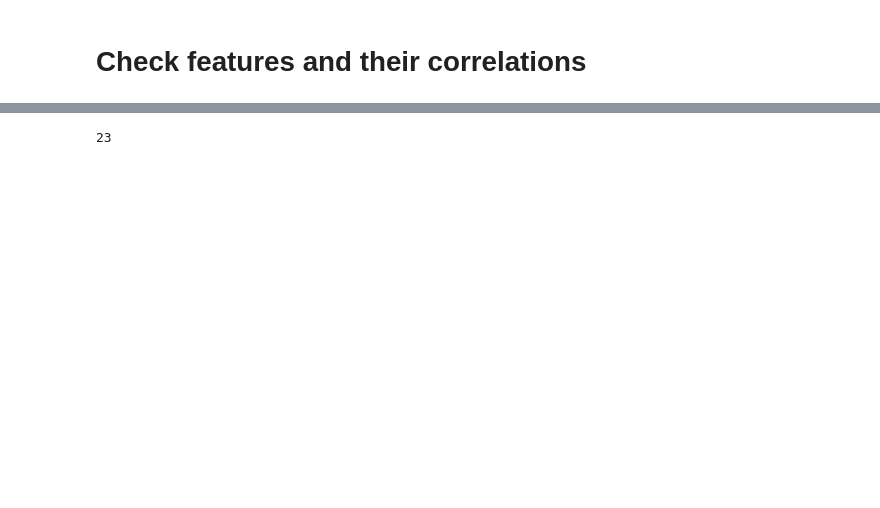
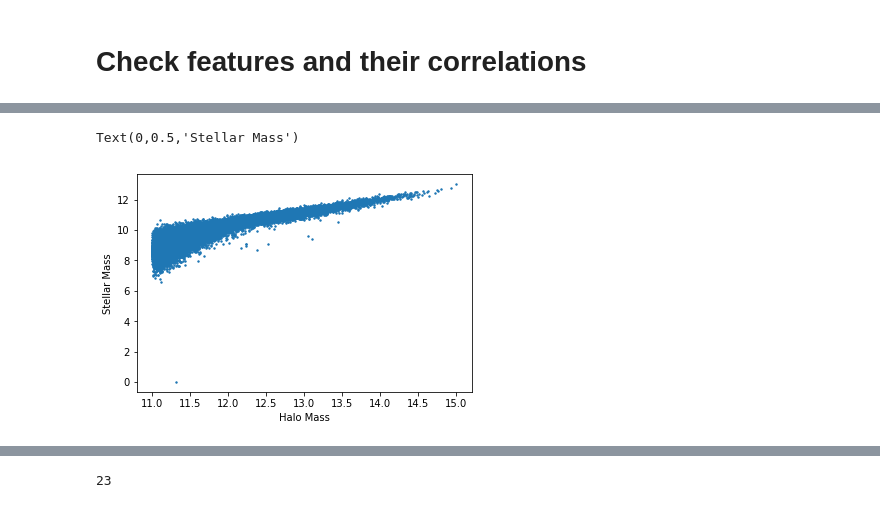
Before and after one commit to florpi/GaHaCo, a Jupyter notebook: notebooks/data_validation.ipynb, the cells around one changed output, grey strips where cells are left out. Drawn from its saved outputs; the diff is of its cells as text; code cells hidden in the pictures; blank space fills up the shorter version.

```diff
--- a/notebooks/data_validation.ipynb
+++ b/notebooks/data_validation.ipynb
@@ -65,2 +79,6 @@ plt.plot(features_df.M200c, features_df.env_10, linestyle='',
 # %% [markdown]
 # Check features and their correlations
+# %%
+reduced_df, labels = get_data('stellar_mass')
+# %%
+reduced_df.log_Stellar_Mass = labels
@@ -67,3 +100,11 @@ plt.plot(features_df.M200c, features_df.env_10, linestyle='',
+# %%
+plt.scatter(reduced_df.M200c, labels,
+          s=2 )
+plt.xlabel('Halo Mass')
+plt.ylabel('Stellar Mass')
+# %% [output]
+Text(0,0.5,'Stellar Mass')
+[figure, added]
 # %%
 reduced_df, labels = get_data('dark_or_light')
 # %%
```
Also changed, not shown: parts of 28 cells of this notebook, 4 other files.
